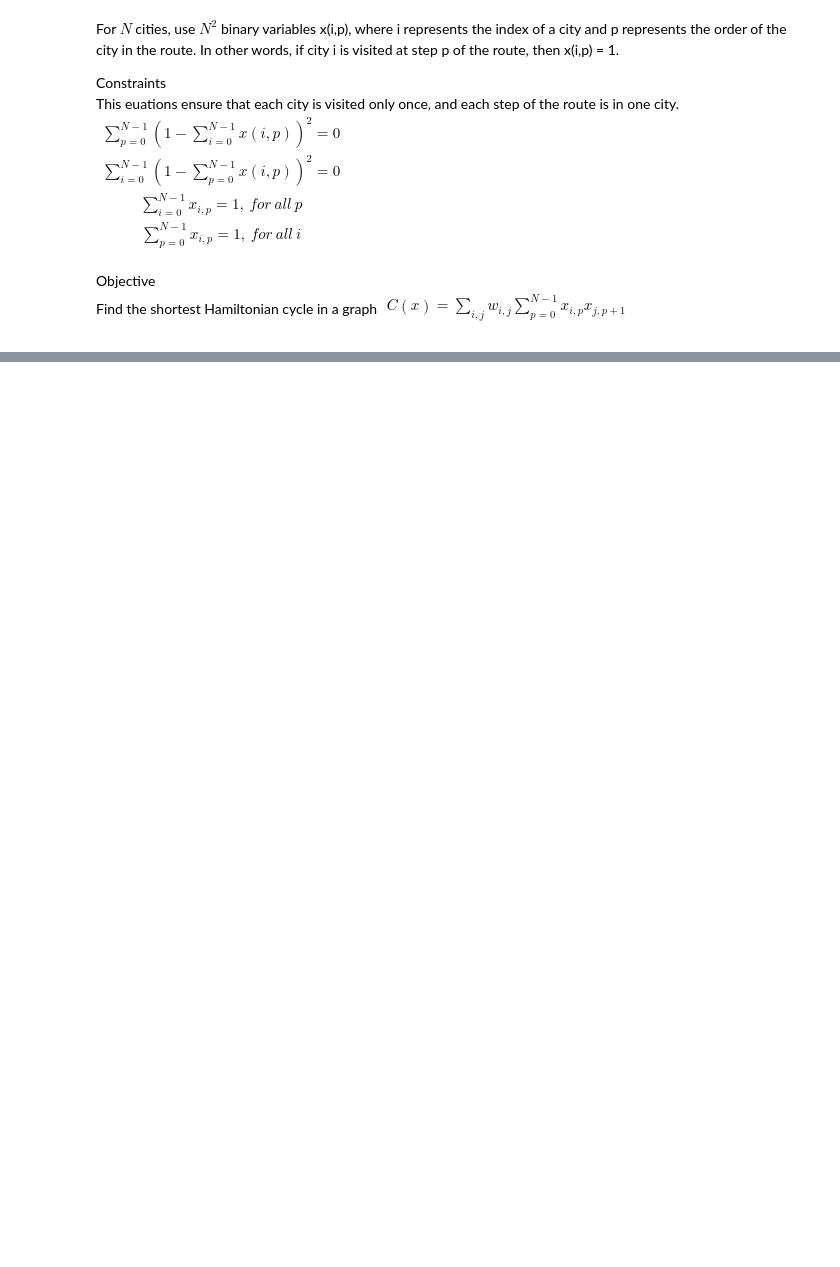
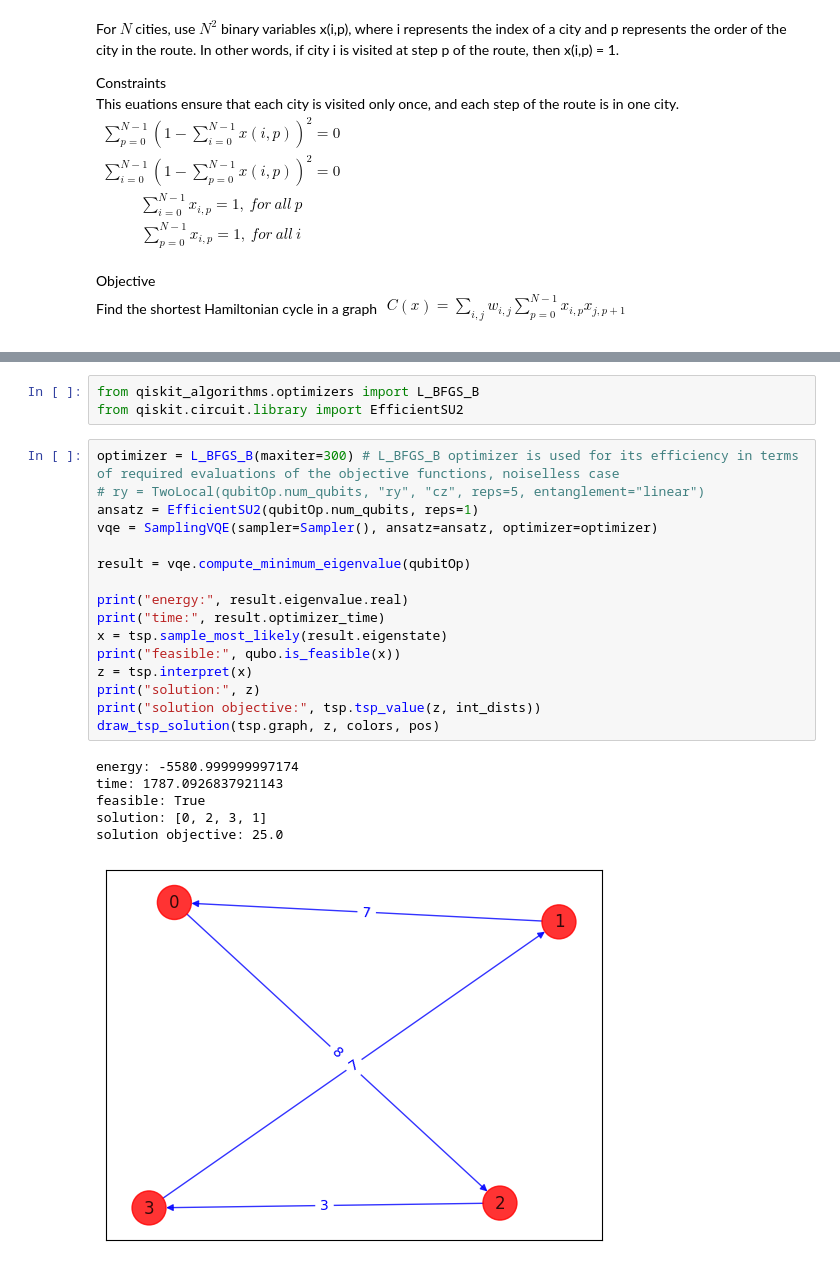
Before and after one commit to Q2TM/qubo_benchmarking, a Jupyter notebook: TSP/problem.ipynb, the cells around one changed output, grey strips where cells are left out. Saved outputs shown, nothing was run; the diff lists cells and outputs as text; blank space fills up the shorter version.

```diff
--- a/TSP/problem.ipynb
+++ b/TSP/problem.ipynb
@@ -170,0 +333,26 @@ status: SUCCESS
+# %%
+from qiskit_algorithms.optimizers import L_BFGS_B
+from qiskit.circuit.library import EfficientSU2
+# %%
+optimizer = L_BFGS_B(maxiter=300) # L_BFGS_B optimizer is used for its efficiency in terms of required evaluations of the objective functions, noiselless case
+# ry = TwoLocal(qubitOp.num_qubits, "ry", "cz", reps=5, entanglement="linear")
+ansatz = EfficientSU2(qubitOp.num_qubits, reps=1)
+vqe = SamplingVQE(sampler=Sampler(), ansatz=ansatz, optimizer=optimizer)
+
+result = vqe.compute_minimum_eigenvalue(qubitOp)
+
+print("energy:", result.eigenvalue.real)
+print("time:", result.optimizer_time)
+x = tsp.sample_most_likely(result.eigenstate)
+print("feasible:", qubo.is_feasible(x))
+z = tsp.interpret(x)
+print("solution:", z)
+print("solution objective:", tsp.tsp_value(z, int_dists))
+draw_tsp_solution(tsp.graph, z, colors, pos)
+# %% [output]
+energy: -5580.999999997174
+time: 1787.0926837921143
+feasible: True
+solution: [0, 2, 3, 1]
+solution objective: 25.0
+[figure, added]
```
Also changed, not shown: parts of 18 cells of this notebook, 1 other file.
